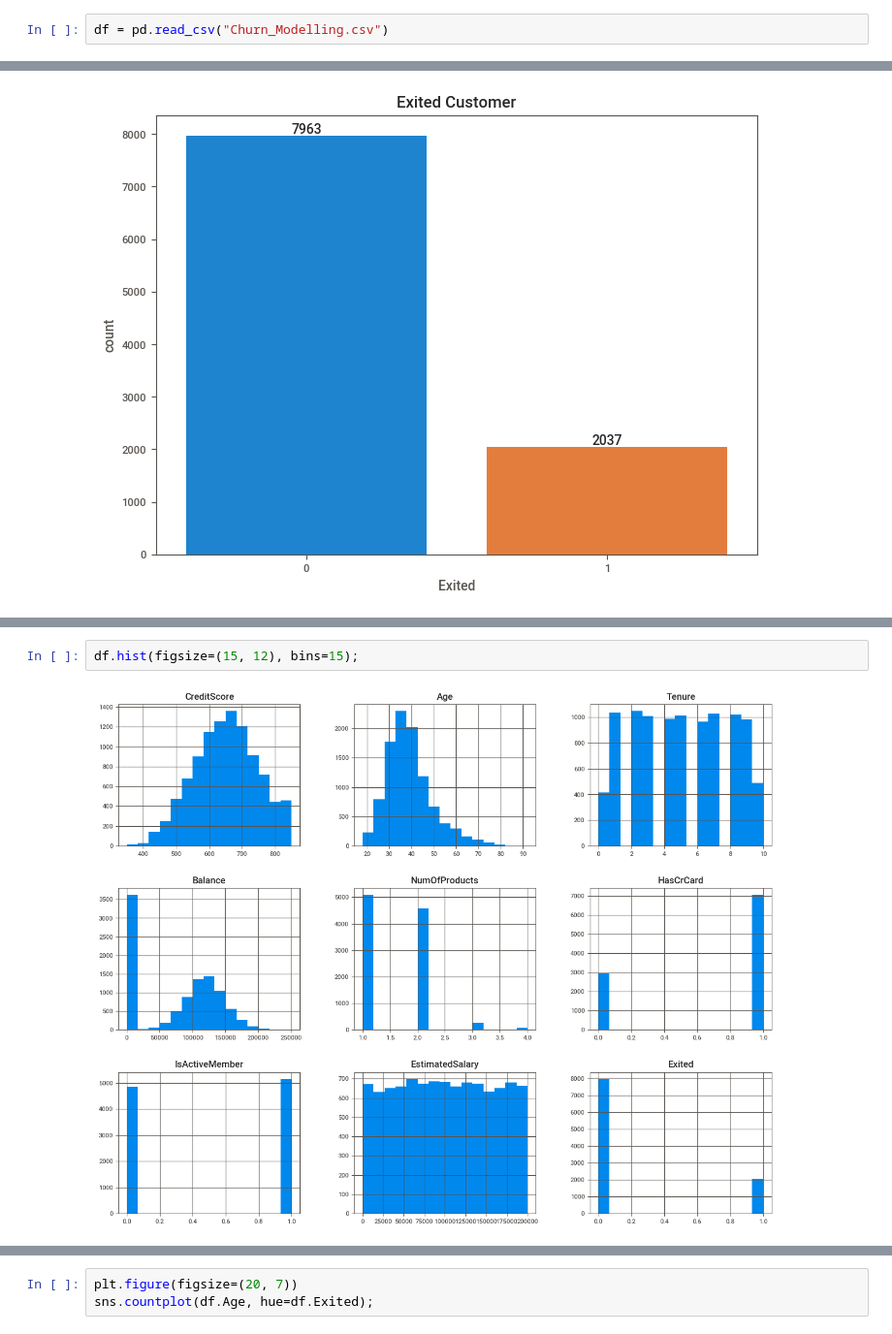
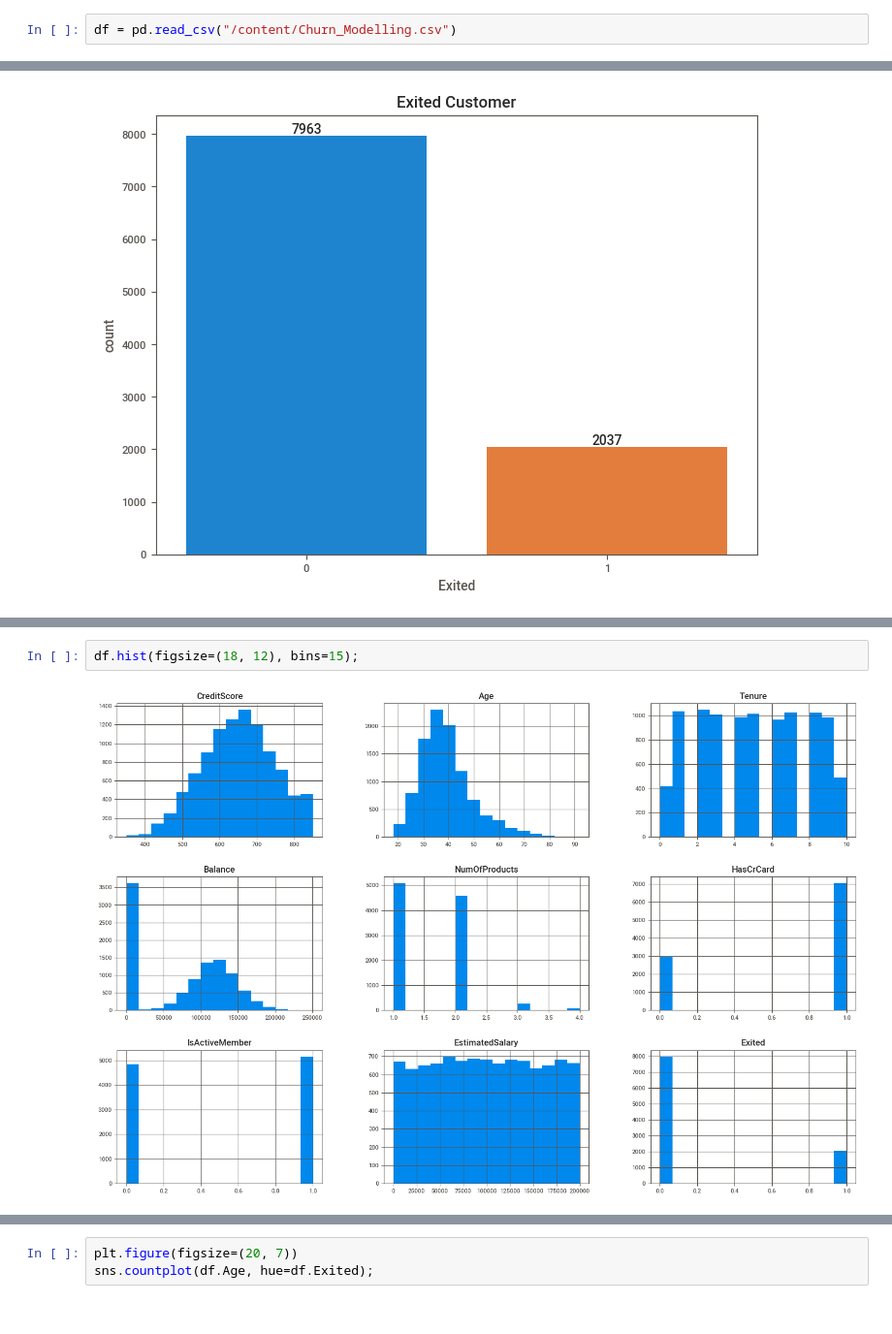
Before and after one commit to challenger-hkn/Deep_Learning_Projects, a Jupyter notebook: ANN_Churn Prediction for Bank Customer/Classification_with_ANN_Churn_Prediction.ipynb, the cells around one changed output, grey strips where cells are left out. Shown at 97% size. Cells and saved outputs as stored; diff of their text form.

```diff
--- a/ANN_Churn Prediction for Bank Customer/Classification_with_ANN_Churn_Prediction.ipynb
+++ b/ANN_Churn Prediction for Bank Customer/Classification_with_ANN_Churn_Prediction.ipynb
@@ -51,7 +38,7 @@ Intel(R) Extension for Scikit-learn* enabled (https://github.com/intel/scikit-le
 # %% [markdown]
 ## Indest Data
 # %%
-df = pd.read_csv("Churn_Modelling.csv")
+df = pd.read_csv("/content/Churn_Modelling.csv")
 # %% [markdown]
 ## Exploratory Data Analysis and Visualization
 # %% [markdown]
@@ -357,7 +348,7 @@ for i,col in enumerate(['CreditScore', 'Geography', 'Gender', 'Age', 'Tenure', '
 # %%
-df.hist(figsize=(15, 12), bins=15);
+df.hist(figsize=(18, 12), bins=15);
 # %% [output]
-[figure, old version]
+[figure, new version]
 # %%
 cat_list = ["Gender", "HasCrCard", "IsActiveMember", "Geography"]
 index = 0
```
Also changed, not shown: parts of 86 cells of this notebook.
